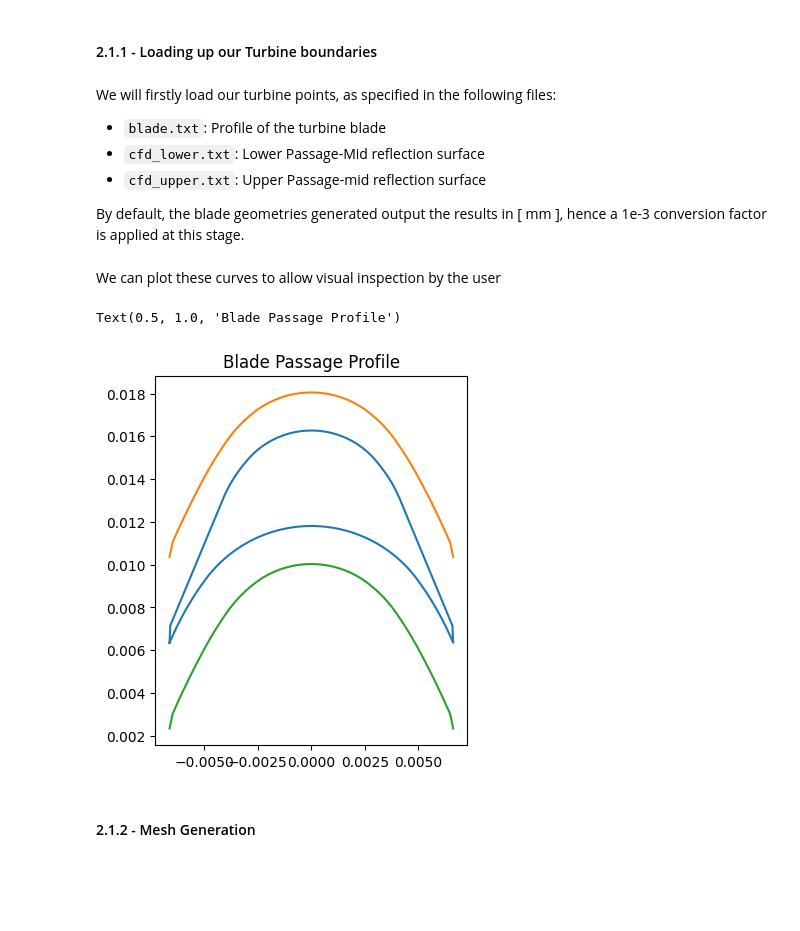
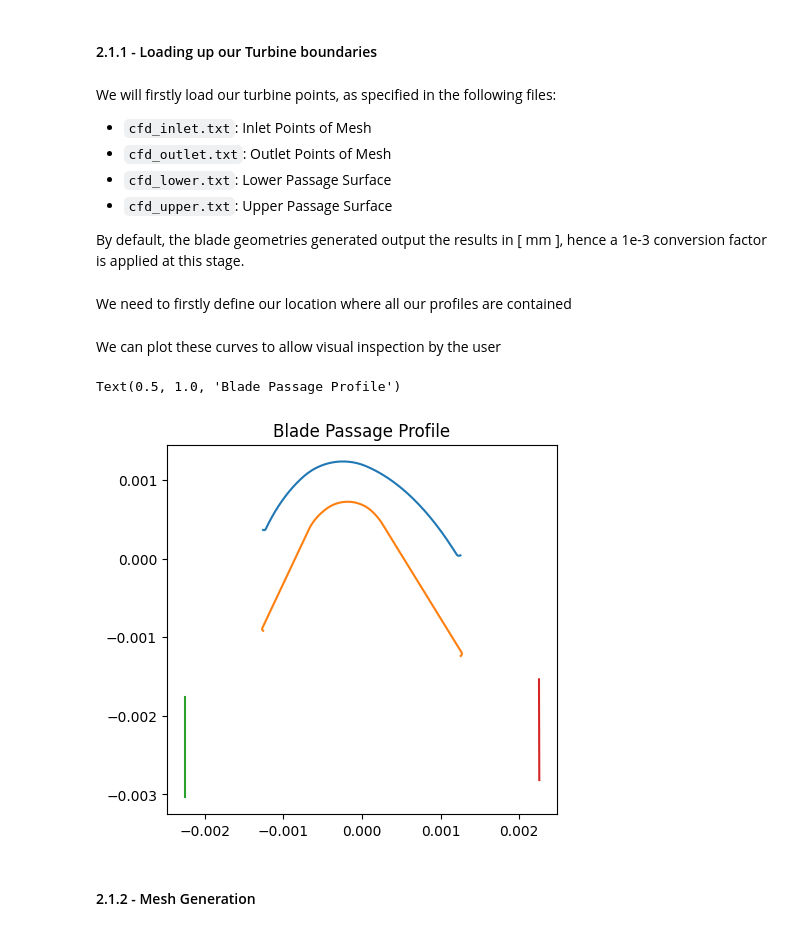
Before and after one commit to Open-Turbopumps/ManRayAndTheDirtyBubble, a Jupyter notebook: fluidics/turbine/turbine_cfd.ipynb, the cells around one changed output. Saved outputs shown, nothing was run; the diff lists cells and outputs as text; code cells hidden in the pictures; blank space fills up the shorter version.

```diff
--- a/fluidics/turbine/turbine_cfd.ipynb
+++ b/fluidics/turbine/turbine_cfd.ipynb
@@ -54,8 +58,11 @@ Once we are able to demonstrate all of these, we can move on to the Nozzle-eleme
 # %% [markdown]
 We will firstly load our turbine points, as specified in the following files:
 
-- `blade.txt`: Profile of the turbine blade
-- `cfd_lower.txt`: Lower Passage-Mid reflection surface
-- `cfd_upper.txt`: Upper Passage-mid reflection surface
+- `cfd_inlet.txt`: Inlet Points of Mesh
+- `cfd_outlet.txt`: Outlet Points of Mesh
+- `cfd_lower.txt`: Lower Passage Surface
+- `cfd_upper.txt`: Upper Passage Surface
 
 By default, the blade geometries generated output the results in [ mm ], hence a 1e-3 conversion factor is applied at this stage.
+# %% [markdown]
+We need to firstly define our location where all our profiles are contained
@@ -62,22 +71,24 @@ By default, the blade geometries generated output the results in [ mm ], hence a
 # %%
-blade = pd.read_csv("blade.txt", delimiter="\t") * 1e-3
+cfd_upper = pd.read_csv(f"{profile_location}/cfd_upper.txt", delimiter="\t") * 1e-3
+cfd_lower = pd.read_csv(f"{profile_location}/cfd_lower.txt", delimiter="\t") * 1e-3
 
-upper_bc = pd.read_csv("cfd_upper.txt", delimiter="\t") * 1e-3
-
-lower_bc = pd.read_csv("cfd_lower.txt", delimiter="\t") * 1e-3
+cfd_inlet = pd.read_csv(f"{profile_location}/cfd_inlet.txt", delimiter="\t") * 1e-3
+cfd_outlet = pd.read_csv(f"{profile_location}/cfd_outlet.txt", delimiter="\t") * 1e-3
 # %% [markdown]
 We can plot these curves to allow visual inspection by the user
 # %%
 fig, ax = plt.subplots()
 
-ax.plot(blade["x"], blade["y"])
-ax.plot(upper_bc["x"], upper_bc["y"])
-ax.plot(lower_bc["x"], lower_bc["y"])
+ax.plot(cfd_upper["x"], cfd_upper["y"])
+ax.plot(cfd_lower["x"], cfd_lower["y"])
+
+ax.plot(cfd_inlet["x"], cfd_inlet["y"])
+ax.plot(cfd_outlet["x"], cfd_outlet["y"])
 ax.set_aspect(1)
 ax.set_title("Blade Passage Profile")
 # %% [output]
 Text(0.5, 1.0, 'Blade Passage Profile')
-[figure, old version]
+[figure, new version]
 # %% [markdown]
 #### 2.1.2 - Mesh Generation
 # %% [markdown]
```
Also changed, not shown: parts of 7 cells of this notebook, 19 other files.
